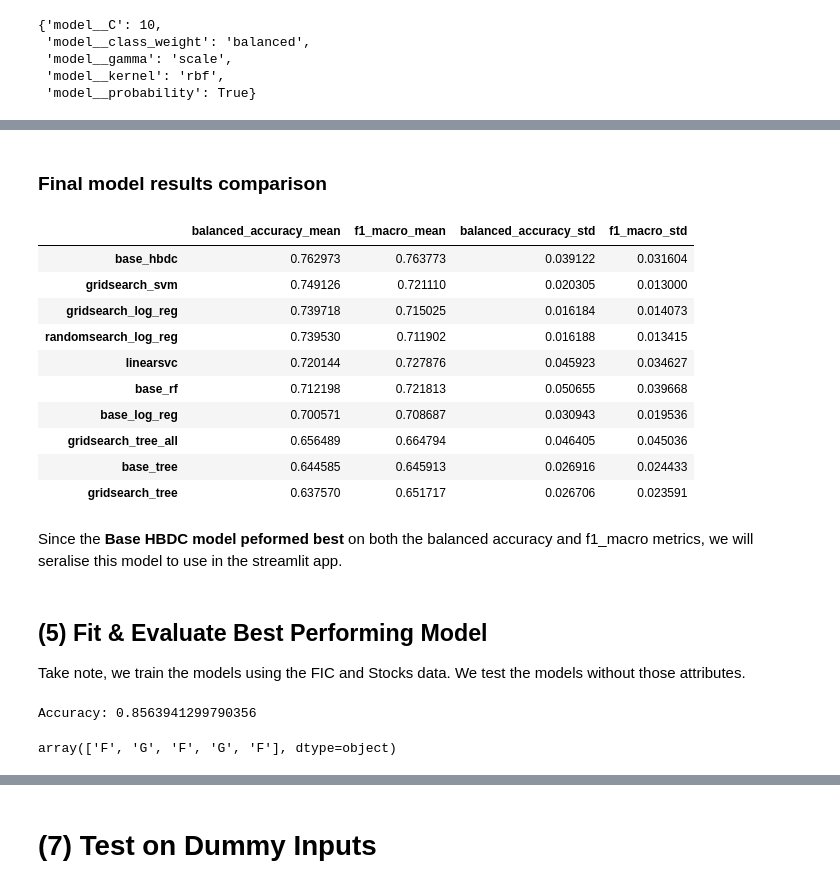
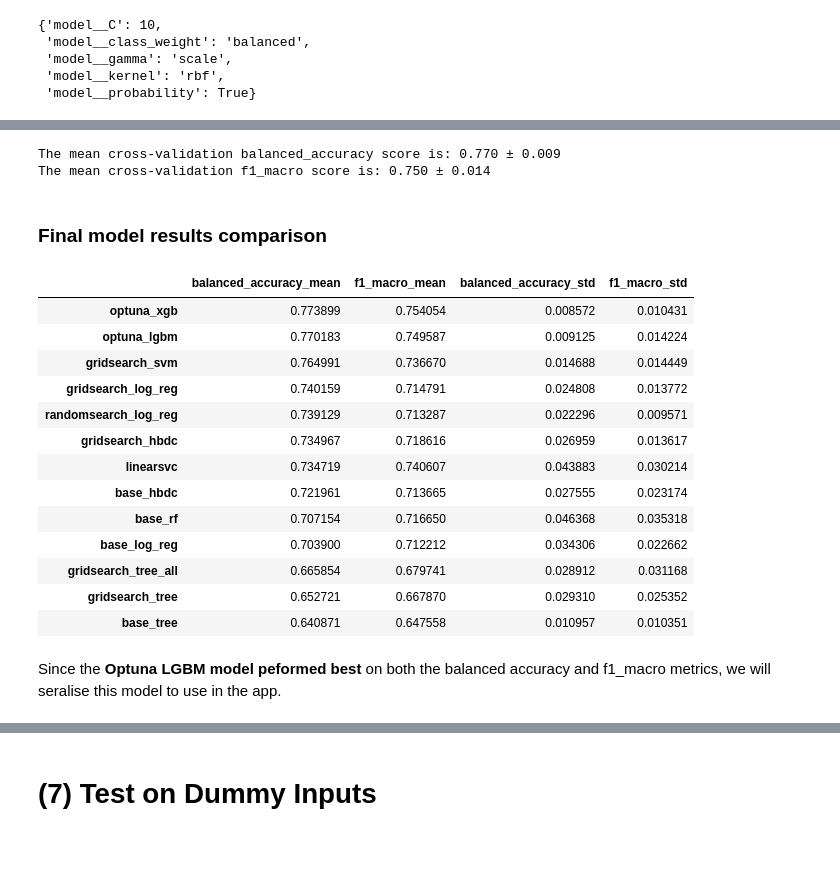
Before and after one commit to danielliu2707/positionn, a Jupyter notebook: 03_stats_model.ipynb, the cells around one changed output, grey strips where cells are left out. Cells and saved outputs as stored; diff of their text form; code cells hidden in the pictures; blank space fills up the shorter version.

```diff
--- a/03_stats_model.ipynb
+++ b/03_stats_model.ipynb
@@ -181,7 +181,7 @@ le = LabelEncoder()
 target = le.fit_transform(target_response)
 
 # separate data
-data = player_statistics.drop(columns=[target_name, "player", "age", "year"])
+data = player_statistics.drop(columns=[target_name, "player", "age", "year", "player_id"])
 
 # retrieve column types
 numerical_columns_selector = selector(dtype_exclude=object)
@@ -971,0 +1242,14 @@ psm_svm.get_best_tuned_params(svm_gridsearch_model, param_grid)
+# %%
+psm_lgb = PlayerStatisticsModel(
+    model=None,  # placeholder
+    preprocessor=preprocessor,
+    data=data,
+    target=target,
+    cv=5
+)
+
+lgb_cv_agg, lgb_cv_folds, lgb_best_model = psm_lgb.optuna_lightgbm_cv_score(
+    model_name = "optuna_lgbm",
+    n_trials = 30,
+    inner_cv_splits = 3
+)
@@ -972,22 +1274,26 @@ psm_svm.get_best_tuned_params(svm_gridsearch_model, param_grid)
+# %%
+psm_lgb.print_cv_results(lgb_cv_agg)
+# %% [output]
+The mean cross-validation balanced_accuracy score is: 0.770 ± 0.009
+The mean cross-validation f1_macro score is: 0.750 ± 0.014
 # %% [markdown]
 ### Final model results comparison
 # %%
-pd.concat([psm_log.results, psm_tree.results, psm_rf.results, psm_hbdc.results, psm_svm.results]).sort_values(by=['balanced_accuracy_mean', 'f1_macro_mean'], ascending=False)
+pd.concat([psm_log.results, psm_tree.results, psm_rf.results, psm_hbdc.results, psm_svm.results, psm_xgb.results, psm_lgb.results]).sort_values(by=['balanced_accuracy_mean', 'f1_macro_mean'], ascending=False)
 # %% [output]
 |  | balanced_accuracy_mean | f1_macro_mean | balanced_accuracy_std | f1_macro_std |
-| base_hbdc | 0.762973 | 0.763773 | 0.039122 | 0.031604 |
-| gridsearch_svm | 0.749126 | 0.721110 | 0.020305 | 0.013000 |
-| gridsearch_log_reg | 0.739718 | 0.715025 | 0.016184 | 0.014073 |
-| randomsearch_log_reg | 0.739530 | 0.711902 | 0.016188 | 0.013415 |
-| linearsvc | 0.720144 | 0.727876 | 0.045923 | 0.034627 |
-| base_rf | 0.712198 | 0.721813 | 0.050655 | 0.039668 |
-| base_log_reg | 0.700571 | 0.708687 | 0.030943 | 0.019536 |
-| gridsearch_tree_all | 0.656489 | 0.664794 | 0.046405 | 0.045036 |
-| base_tree | 0.644585 | 0.645913 | 0.026916 | 0.024433 |
-| gridsearch_tree | 0.637570 | 0.651717 | 0.026706 | 0.023591 |
+| optuna_xgb | 0.773899 | 0.754054 | 0.008572 | 0.010431 |
+| optuna_lgbm | 0.770183 | 0.749587 | 0.009125 | 0.014224 |
+| gridsearch_svm | 0.764991 | 0.736670 | 0.014688 | 0.014449 |
+| gridsearch_log_reg | 0.740159 | 0.714791 | 0.024808 | 0.013772 |
+| randomsearch_log_reg | 0.739129 | 0.713287 | 0.022296 | 0.009571 |
+| gridsearch_hbdc | 0.734967 | 0.718616 | 0.026959 | 0.013617 |
+| linearsvc | 0.734719 | 0.740607 | 0.043883 | 0.030214 |
+| base_hbdc | 0.721961 | 0.713665 | 0.027555 | 0.023174 |
+| base_rf | 0.707154 | 0.716650 | 0.046368 | 0.035318 |
+| base_log_reg | 0.703900 | 0.712212 | 0.034306 | 0.022662 |
+| gridsearch_tree_all | 0.665854 | 0.679741 | 0.028912 | 0.031168 |
+| gridsearch_tree | 0.652721 | 0.667870 | 0.029310 | 0.025352 |
+| base_tree | 0.640871 | 0.647558 | 0.010957 | 0.010351 |
 # %% [markdown]
-Since the **Base HBDC model peformed best** on both the balanced accuracy and f1_macro metrics, we will seralise this model to use in the streamlit app.
+Since the **Optuna LGBM model peformed best** on both the balanced accuracy and f1_macro metrics, we will seralise this model to use in the app.
-# %% [markdown]
-## (5) Fit & Evaluate Best Performing Model
-
-Take note, we train the models using the FIC and Stocks data. We test the models without those attributes.
@@ -997,13 +1299,0 @@ best_model = psm_hbdc.model.fit(psm_hbdc.X_train, psm_hbdc.y_train)
-# %%
-# Accuracy
-y_pred = best_model.predict(X_test)
-y_pred_inverse = le.inverse_transform(y_pred)
-accuracy = accuracy_score(y_test, y_pred_inverse)
-print('Accuracy:', accuracy)
-# %% [output]
-Accuracy: 0.8563941299790356
-# %%
-# Investigate the prediction formatting
-y_pred_inverse[:5]
-# %% [output]
-array(['F', 'G', 'F', 'G', 'F'], dtype=object)
```
Also changed, not shown: parts of 43 cells of this notebook, 3 other files.
